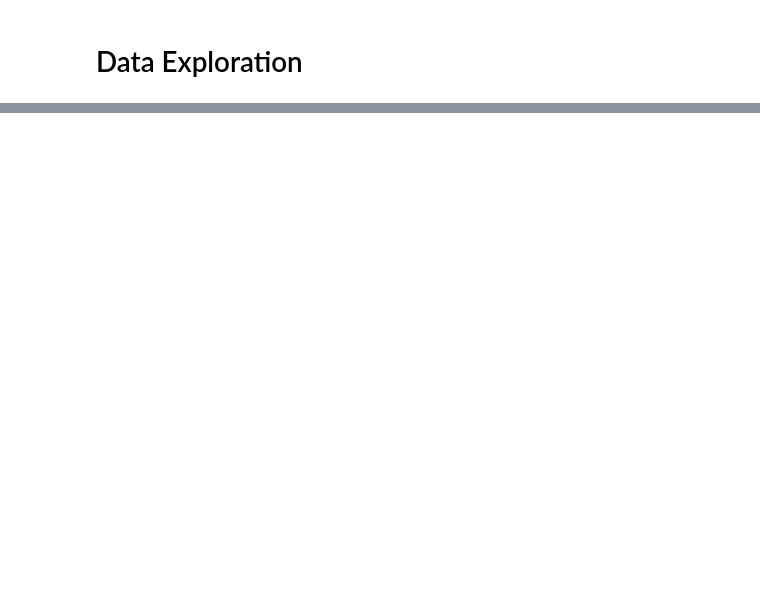
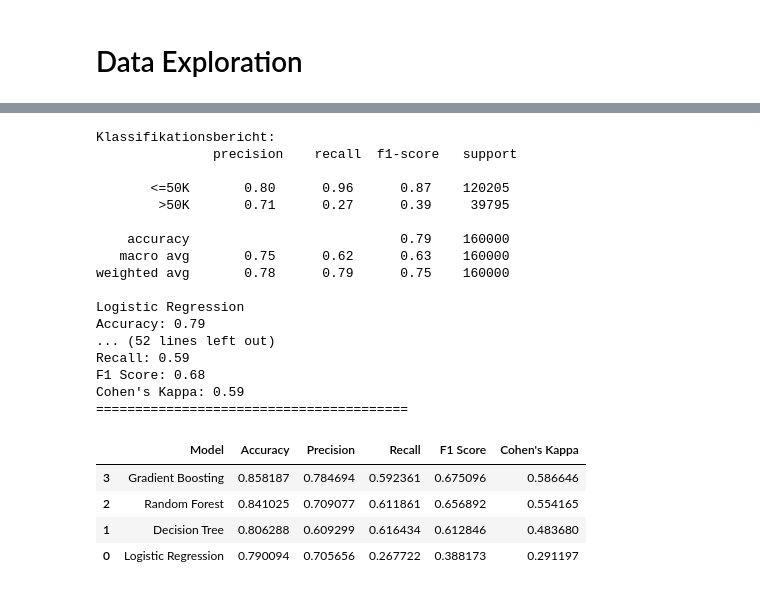
Before and after one commit to TheLastFrame/FML_2, a Jupyter notebook: Data_Exploration.ipynb, the cells around one changed output, grey strips where cells are left out. Saved outputs shown, nothing was run; the diff lists cells and outputs as text; code cells hidden in the pictures; blank space fills up the shorter version.

```diff
--- a/Data_Exploration.ipynb
+++ b/Data_Exploration.ipynb
@@ -57,0 +116,62 @@ profile.to_notebook_iframe()
+# %%
+# Modelle für Klassifikation
+models = {'Logistic Regression': LogisticRegression(),
+          'Decision Tree': DecisionTreeClassifier(random_state=42),
+          'Random Forest': RandomForestClassifier(random_state=42),
+          'Gradient Boosting': GradientBoostingClassifier(random_state=42)}
+
+# Evaluation Metriken für Klassifikation
+results = {'Model': [], 'Accuracy': [], 'Precision': [], 'Recall': [], 'F1 Score': [], 'Cohen\'s Kappa': []}
+
+# Modellentwicklung und Evaluation
+for model_name, model in models.items():
+    # Modell anpassen
+    model.fit(X_train, y_train)
+
+    # Vorhersagen
+    predictions = model.predict(X_test)
+
+    # Metriken
+    accuracy = accuracy_score(y_test, predictions)
+    precision = precision_score(y_test, predictions, pos_label='>50K')
+    recall = recall_score(y_test, predictions, pos_label='>50K')
+    f1 = f1_score(y_test, predictions, pos_label='>50K')
+    kappa = cohen_kappa_score(y_test, predictions)
+
+    # Ergebnisse speichern
+    results['Model'].append(model_name)
+    results['Accuracy'].append(accuracy)
+    results['Precision'].append(precision)
+    results['Recall'].append(recall)
+    results['F1 Score'].append(f1)
+    results['Cohen\'s Kappa'].append(kappa)
+
+    # Metriken anzeigen
+    print("Klassifikationsbericht:\n", classification_report(y_test, predictions))
+    print(f"{model_name}\nAccuracy: {accuracy:.2f}\nPrecision: {precision:.2f}\nRecall: {recall:.2f}\nF1 Score: {f1:.2f}\nCohen's Kappa: {kappa:.2f}\n{'='*40}")
+
+# Ergebnisse in ein DataFrame konvertieren, um sie besser zu visualisieren
+pd.DataFrame(results).sort_values(by='Accuracy', ascending=False)
+# %% [output]
+Klassifikationsbericht:
+               precision    recall  f1-score   support
+
+       <=50K       0.80      0.96      0.87    120205
+        >50K       0.71      0.27      0.39     39795
+
+    accuracy                           0.79    160000
+   macro avg       0.75      0.62      0.63    160000
+weighted avg       0.78      0.79      0.75    160000
+
+Logistic Regression
+Accuracy: 0.79
+... (52 lines left out)
+Recall: 0.59
+F1 Score: 0.68
+Cohen's Kappa: 0.59
+========================================
+|  | Model | Accuracy | Precision | Recall | F1 Score | Cohen's Kappa |
+| 3 | Gradient Boosting | 0.858187 | 0.784694 | 0.592361 | 0.675096 | 0.586646 |
+| 2 | Random Forest | 0.841025 | 0.709077 | 0.611861 | 0.656892 | 0.554165 |
+| 1 | Decision Tree | 0.806288 | 0.609299 | 0.616434 | 0.612846 | 0.483680 |
+| 0 | Logistic Regression | 0.790094 | 0.705656 | 0.267722 | 0.388173 | 0.291197 |
```
Also changed, not shown: parts of 15 cells of this notebook.
